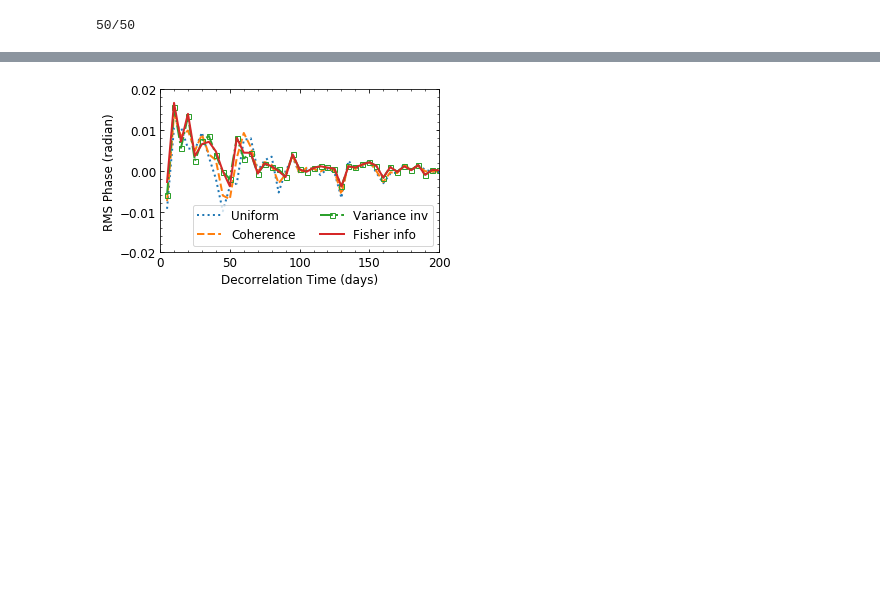
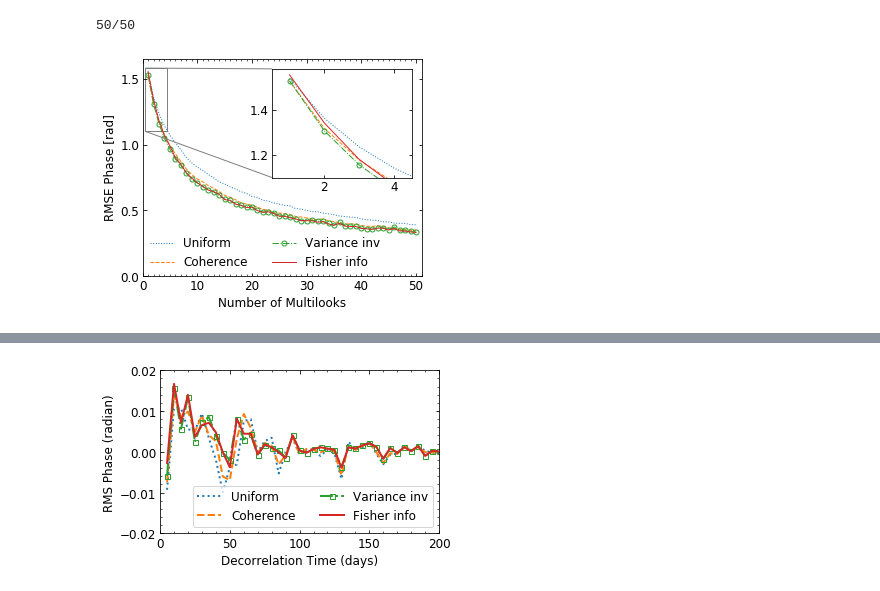
Before and after one commit to geodesymiami/Yunjun_et_al-2019-MintPy, a Jupyter notebook: networkInv_weightFunction.ipynb, the cells around one changed output, grey strips where cells are left out. Saved outputs shown, nothing was run; the diff lists cells and outputs as text; code cells hidden in the pictures; blank space fills up the shorter version.

```diff
--- a/networkInv_weightFunction.ipynb
+++ b/networkInv_weightFunction.ipynb
@@ -124,3 +126,47 @@ xx, rms_inv = get_rms_inv(min_norm_velocity=min_norm_velocity, L_max=50)
 np.save(out_file, np.hstack((xx, rms_inv)))
 # %% [output]
 50/50
+# %%
+fcontent = np.load('{}.npy'.format(out_file))
+xx = fcontent[:, 0].reshape(-1, 1)
+rms_inv = fcontent[:, 1:]
+
+marker_list = [':', '--', '-.o', '-']
+ymax_list = [3.0, 1.8, 1.5, 1.3, 1.1]
+fig, ax = plt.subplots(nrows=1, ncols=1, figsize=[5, 4])
+
+for i in range(len(weight_func_list)):
+    ax.plot(xx.reshape(-1, 1), rms_inv[:, i], marker_list[i], lw=1,
+            ms=5, mfc='none', label=weight_func_list[i])
+ax.set_xlim((0., np.max(xx)+1))
+ax.set_ylim((0., 1.65))
+ax.xaxis.set_minor_locator(AutoMinorLocator(10))
+ax.set_yticks([0, 0.5, 1.0, 1.5])
+ax.set_ylabel('RMSE Phase [rad]', fontsize=font_size)
+ax.set_xlabel('Number of Multilooks', fontsize=font_size)
+ax.tick_params(which='both', direction='in', labelsize=font_size,
+               bottom=True, top=True, left=True, right=True)
+
+fig.subplots_adjust(wspace=0.2)
+
+## add insert rectangle
+axes_kw = {}
+axes_kw['yscale'] = 'log'
+axins = inset_axes(ax, width='50%', height='50%', loc='upper right', borderpad=1.)
+for i in range(len(weight_func_list)):
+    axins.plot(xx.reshape(-1, 1), rms_inv[:, i], marker_list[i], lw=1,
+               ms=5, mfc='none', label=weight_func_list[i])
+axins.set_xlim(0.5, 4.5)
+axins.set_ylim(1.1, 1.58)
+axins.tick_params(which='both', direction='in', labelsize=font_size,
+                  bottom=True, top=True, left=True, right=True)
+mark_inset(ax, axins, loc1=2, loc2=3, fc="none", ec="0.5")
+#plt.xticks(visible=False)
+#plt.yticks(visible=False)
+
+ax.legend(loc='lower left', ncol=2, fontsize=font_size, frameon=False, borderpad=0.1)
+
+plt.savefig('{}.jpg'.format(out_file), bbox_inches='tight', transparent=True, dpi=fig_dpi)
+plt.show()
+# %% [output]
+[figure, added]
```
Also changed, not shown: parts of 6 cells of this notebook, 6 other files.
